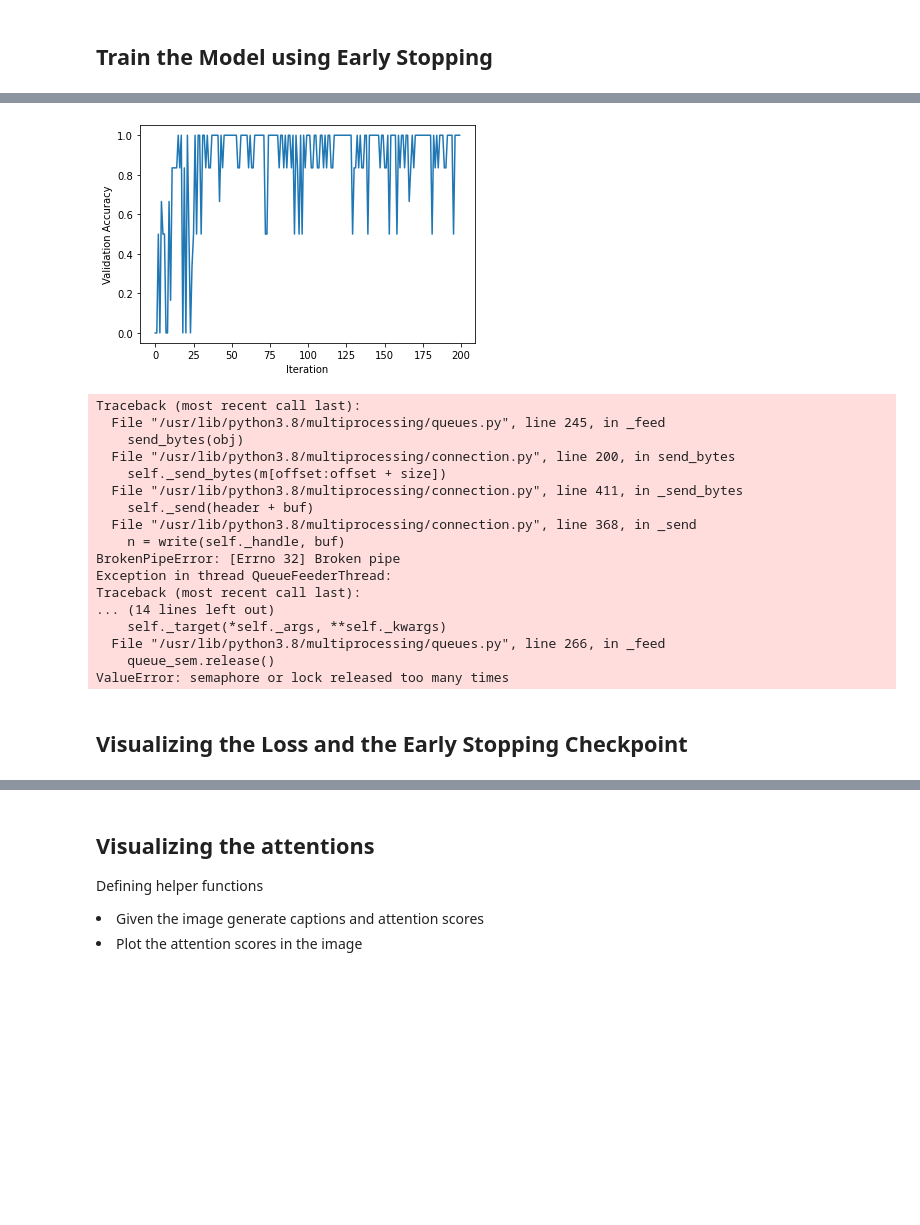
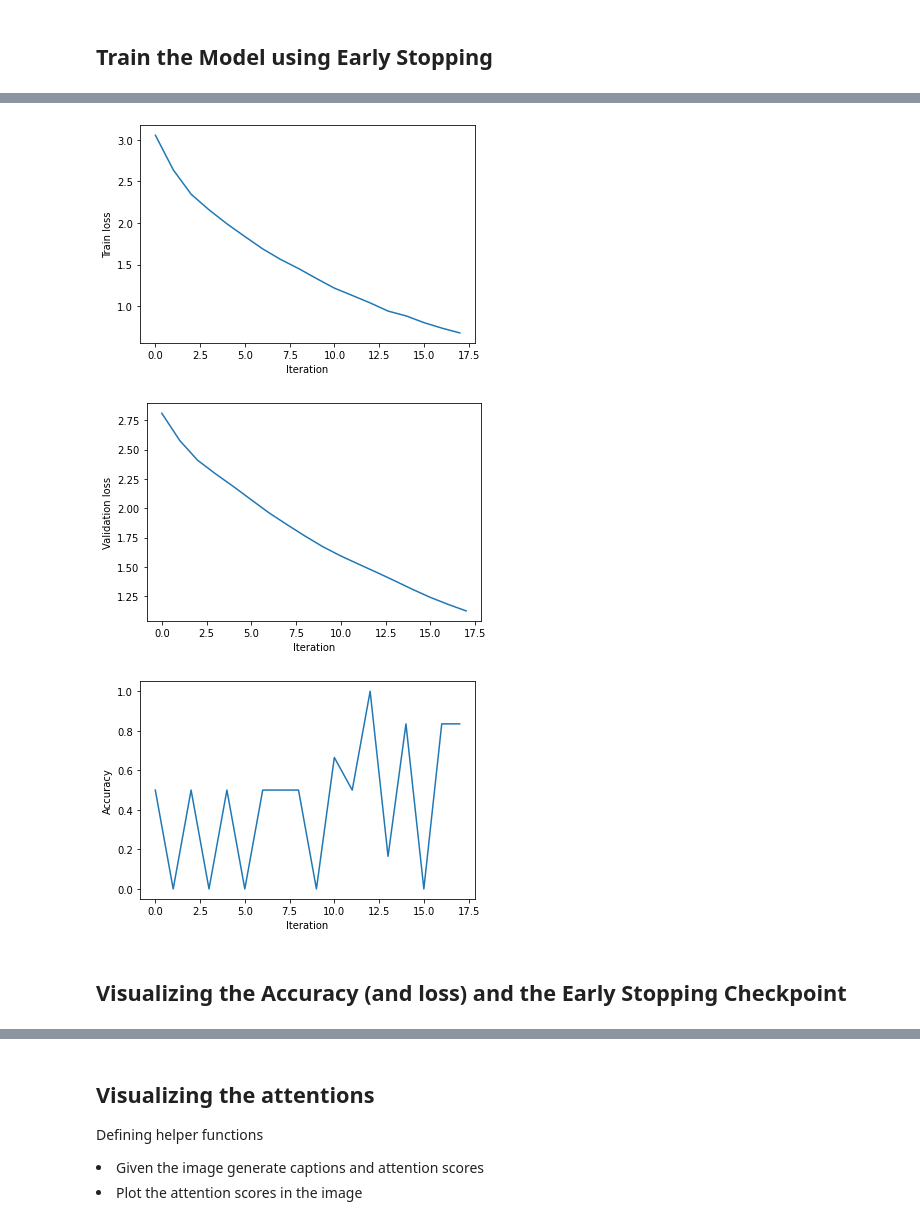
Before and after one commit to safaa-alnabulsi/coat-of-arms, a Jupyter notebook: notebooks/06-baseline-model-train-on-all.ipynb, the cells around one changed output, grey strips where cells are left out. Saved outputs shown, nothing was run; the diff lists cells and outputs as text; code cells hidden in the pictures; blank space fills up the shorter version.

```diff
--- a/notebooks/06-baseline-model-train-on-all.ipynb
+++ b/notebooks/06-baseline-model-train-on-all.ipynb
@@ -571,29 +389,24 @@ KeyboardInterrupt:
 # %%
+plt.plot(train_loss)
+plt.xlabel("Iteration")
+plt.ylabel("Train loss")
+plt.show()
+
+plt.plot(valid_loss)
+plt.xlabel("Iteration")
+plt.ylabel("Validation loss")
+plt.show()
+
 plt.plot(avg_acc)
 plt.xlabel("Iteration")
-plt.ylabel("Validation Accuracy")
+plt.ylabel("Accuracy")
 plt.show()
 # %% [output]
-[figure, old version]
+[figure, new version]
-Traceback (most recent call last):
-  File "/usr/lib/python3.8/multiprocessing/queues.py", line 245, in _feed
-    send_bytes(obj)
-  File "/usr/lib/python3.8/multiprocessing/connection.py", line 200, in send_bytes
-    self._send_bytes(m[offset:offset + size])
-  File "/usr/lib/python3.8/multiprocessing/connection.py", line 411, in _send_bytes
-    self._send(header + buf)
-  File "/usr/lib/python3.8/multiprocessing/connection.py", line 368, in _send
-    n = write(self._handle, buf)
-BrokenPipeError: [Errno 32] Broken pipe
-Exception in thread QueueFeederThread:
-Traceback (most recent call last):
-... (14 lines left out)
-    self._target(*self._args, **self._kwargs)
-  File "/usr/lib/python3.8/multiprocessing/queues.py", line 266, in _feed
-    queue_sem.release()
-ValueError: semaphore or lock released too many times
+[figure, added]
+[figure, added]
 # %% [markdown]
-## Visualizing the Loss and the Early Stopping Checkpoint
+## Visualizing the Accuracy (and loss) and the Early Stopping Checkpoint
 # %%
 # visualize the loss as the network trained
 fig = plt.figure(figsize=(10,8))
```
Also changed, not shown: parts of 19 cells of this notebook, 5 other files.
